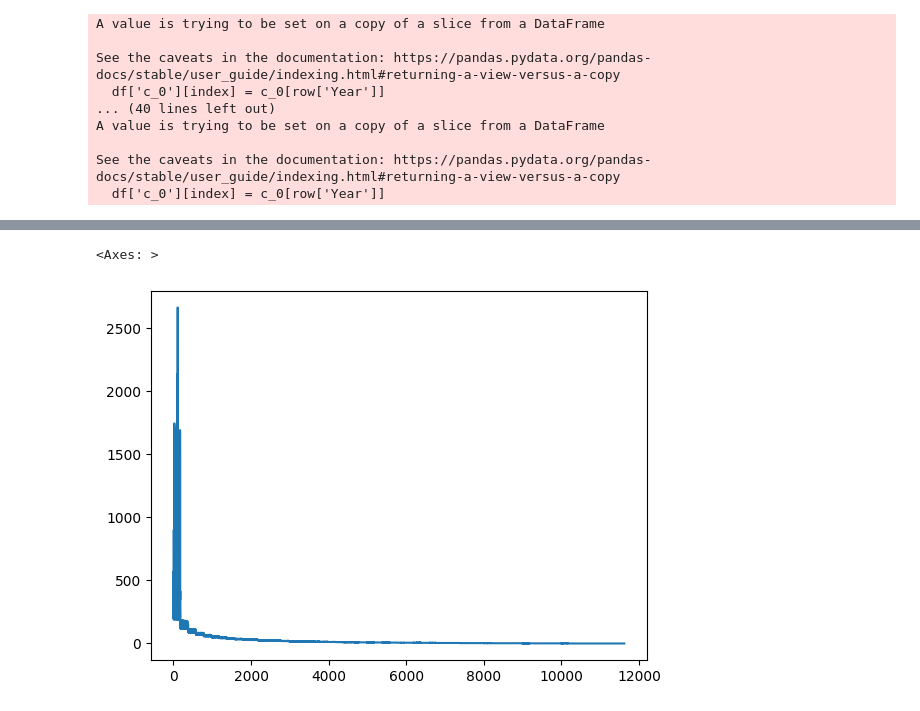
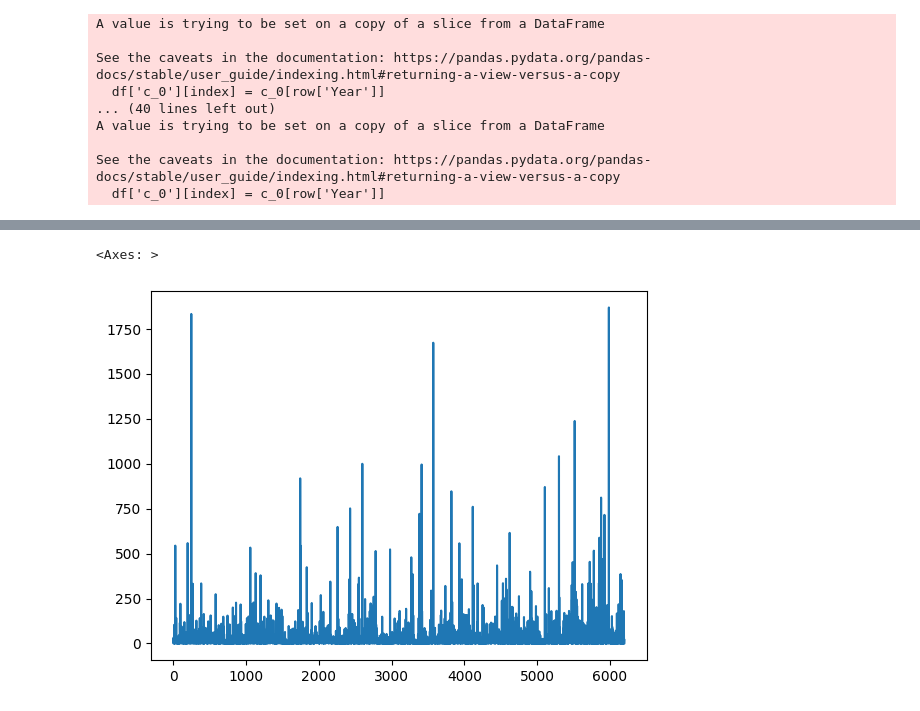
Before and after one commit to iRRe33-smk/exjobb, a Jupyter notebook: citation_analysis/citation_analysis.ipynb, the cells around one changed output, grey strips where cells are left out. Drawn from its saved outputs; the diff is of its cells as text; code cells hidden in the pictures.

```diff
--- a/citation_analysis/citation_analysis.ipynb
+++ b/citation_analysis/citation_analysis.ipynb
@@ -59,16 +72,16 @@ sen_tec = pd.read_csv('sensor_technology.csv')
 col_sys = pd.read_csv('Swarming_MultiAgent.csv')
 tec_mob = pd.read_csv('Robotics.csv')
 cont_alg = pd.read_csv('ControlSystems_Algorithms.csv')
-loc_map = pd.read_csv('Localisation_Mapping.csv')
+loc_map = pd.read_csv('Localization_mapping.csv')
 sen_fus = pd.read_csv('sensor_fusion.csv')
 ai_ml = pd.read_csv('AI_ML.csv')
 edg_com = pd.read_csv('EdgeComputing.csv')
 com_net = pd.read_csv('Communications_Networking.csv')
-ene_mgm = pd.read_excel('EnergyManagement.xlsx')
+ene_mgm = pd.read_csv('EnergyManagement.csv')
 sim_mod = pd.read_csv('Simulation_Modeling.csv')
 hum_man  = pd.read_csv('HumanMachineInteraction.csv')
 cyb_sec = pd.read_csv('CyberSecurity.csv')
-eth_reg =pd.read_excel('EthicsRegulations.xlsx')
+eth_reg =pd.read_csv('EthicsRegulations.csv')
 
 
 dataSets = [sen_tec, col_sys, tec_mob, cont_alg, loc_map, sen_fus, ai_ml, edg_com, com_net, ene_mgm, sim_mod, hum_man, cyb_sec, eth_reg]
@@ -185,5 +198,5 @@ plot_dist2(dataSets)
 # %%
-sen_fus["Cited by"].plot()
+ene_mgm["Cited by"].plot()
 # %% [output]
 <Axes: >
-[figure, old version]
+[figure, new version]
```
Also changed, not shown: parts of 7 cells of this notebook, 16 other files.
